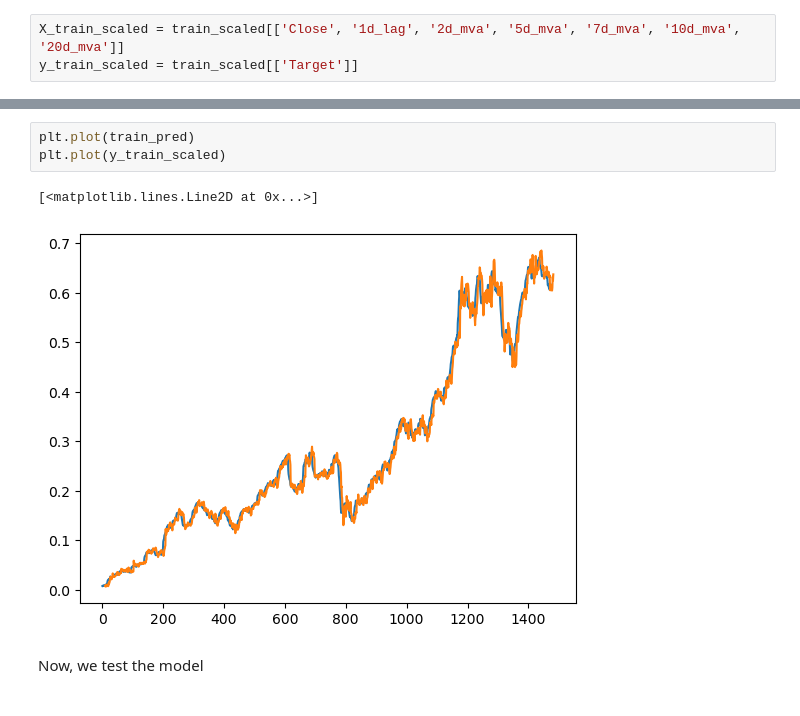
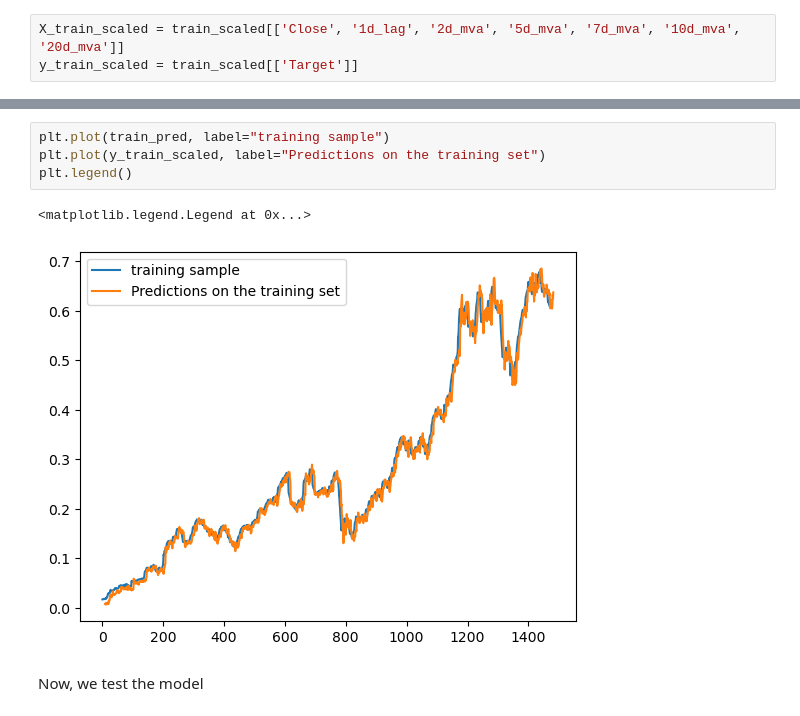
Before and after one commit to 3v-mb/Mini-projects-in-Financial-Engineering, a Jupyter notebook: Titan Stock Analysis.ipynb, the cells around one changed output, grey strips where cells are left out. Cells and saved outputs as stored; diff of their text form.

```diff
--- a/Titan Stock Analysis.ipynb
+++ b/Titan Stock Analysis.ipynb
@@ -325,9 +323,10 @@ r2_score(y_train_scaled, train_pred)
 # %%
-plt.plot(train_pred)
-plt.plot(y_train_scaled)
+plt.plot(train_pred, label="training sample")
+plt.plot(y_train_scaled, label="Predictions on the training set")
+plt.legend()
 # %% [output]
-[<matplotlib.lines.Line2D at 0x...>]
+<matplotlib.legend.Legend at 0x...>
-[figure, old version]
+[figure, new version]
 # %% [markdown]
 Now, we test the model
 # %%
```
Also changed, not shown: parts of 16 cells of this notebook.
